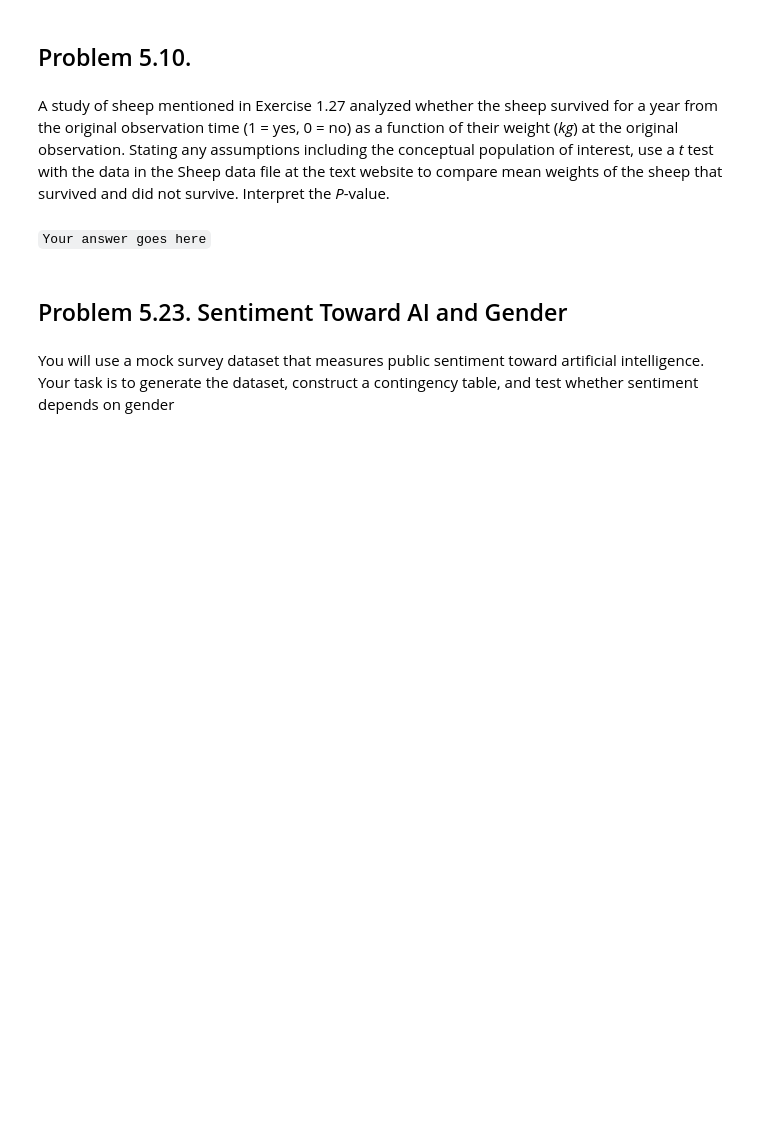
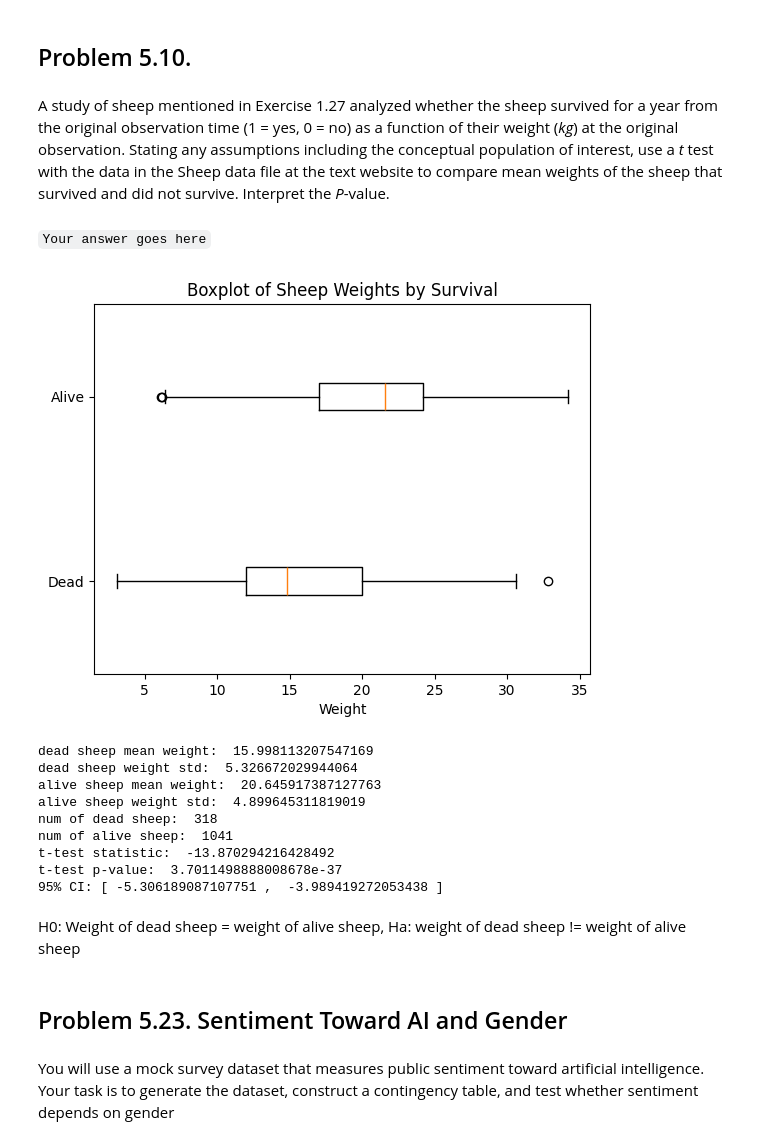
Before and after one commit to JustinSu11/Applied-Probability-and-Statistics-for-AI, a Jupyter notebook: Assignments/assignment 4.1/Justin_Nguyen_Assignment_4.1.ipynb, the cells around one changed output. Drawn from its saved outputs; the diff is of its cells as text; code cells hidden in the pictures; blank space fills up the shorter version.

```diff
--- a/Assignments/assignment 4.1/Justin_Nguyen_Assignment_4.1.ipynb
+++ b/Assignments/assignment 4.1/Justin_Nguyen_Assignment_4.1.ipynb
@@ -102,6 +537,52 @@ use a *t* test with the data in the Sheep data file at the text website to compa
 of the sheep that survived and did not survive. Interpret the *P*-value.
 # %% [markdown]
 `Your answer goes here`
+# %%
+sheep = pd.read_csv('https://stat4ds.rwth-aachen.de/data/Sheep.dat' , sep=r'\s+')
+sheep.head()
+
+dead = sheep[sheep['survival'] == 0]['weight']
+alive = sheep[sheep['survival'] == 1]['weight']
+
+dead_stat = dead.describe()
+alive_stat = alive.describe()
+
+plt.boxplot([dead, alive], tick_labels=['Dead', 'Alive'], vert=False)
+plt.xlabel('Weight')
+plt.title('Boxplot of Sheep Weights by Survival')
+plt.show()
+
+print('dead sheep mean weight: ', dead_stat['mean'])
+print('dead sheep weight std: ', dead_stat['std'])
+print('alive sheep mean weight: ', alive_stat['mean'])
+print('alive sheep weight std: ', alive_stat['std'])
+
+print('num of dead sheep: ', dead.size)
+print('num of alive sheep: ', alive.size)
+
+t_result = stats.ttest_ind(dead, alive, equal_var=False)
+
+t_val = t_result.statistic
+p_val = t_result.pvalue
+print('t-test statistic: ', t_val)
+print('t-test p-value: ', p_val)
+
+confidence_interval = t_result.confidence_interval(.95)
+
+print('95% CI: [',confidence_interval.low,', ', confidence_interval.high,']')
+# %% [output]
+[figure, added]
+dead sheep mean weight:  15.998113207547169
+dead sheep weight std:  5.326672029944064
+alive sheep mean weight:  20.645917387127763
+alive sheep weight std:  4.899645311819019
+num of dead sheep:  318
+num of alive sheep:  1041
+t-test statistic:  -13.870294216428492
+t-test p-value:  3.7011498888008678e-37
+95% CI: [ -5.306189087107751 ,  -3.989419272053438 ]
+# %% [markdown]
+H0: Weight of dead sheep = weight of alive sheep, Ha: weight of dead sheep != weight of alive sheep
 # %% [markdown]
 ## Problem 5.23. Sentiment Toward AI and Gender
 # %% [markdown]
```
Also changed, not shown: parts of 29 cells of this notebook, 3 other files.
